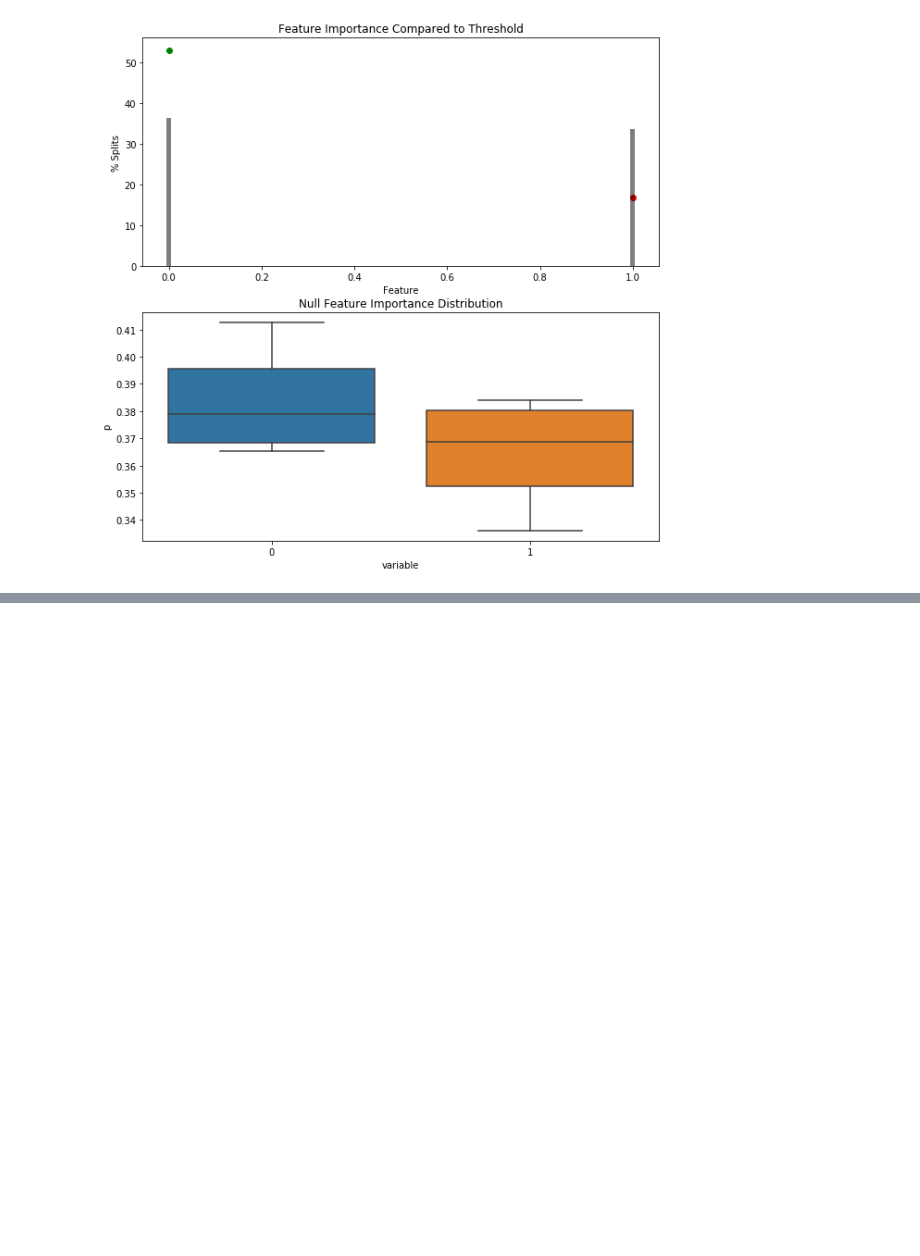
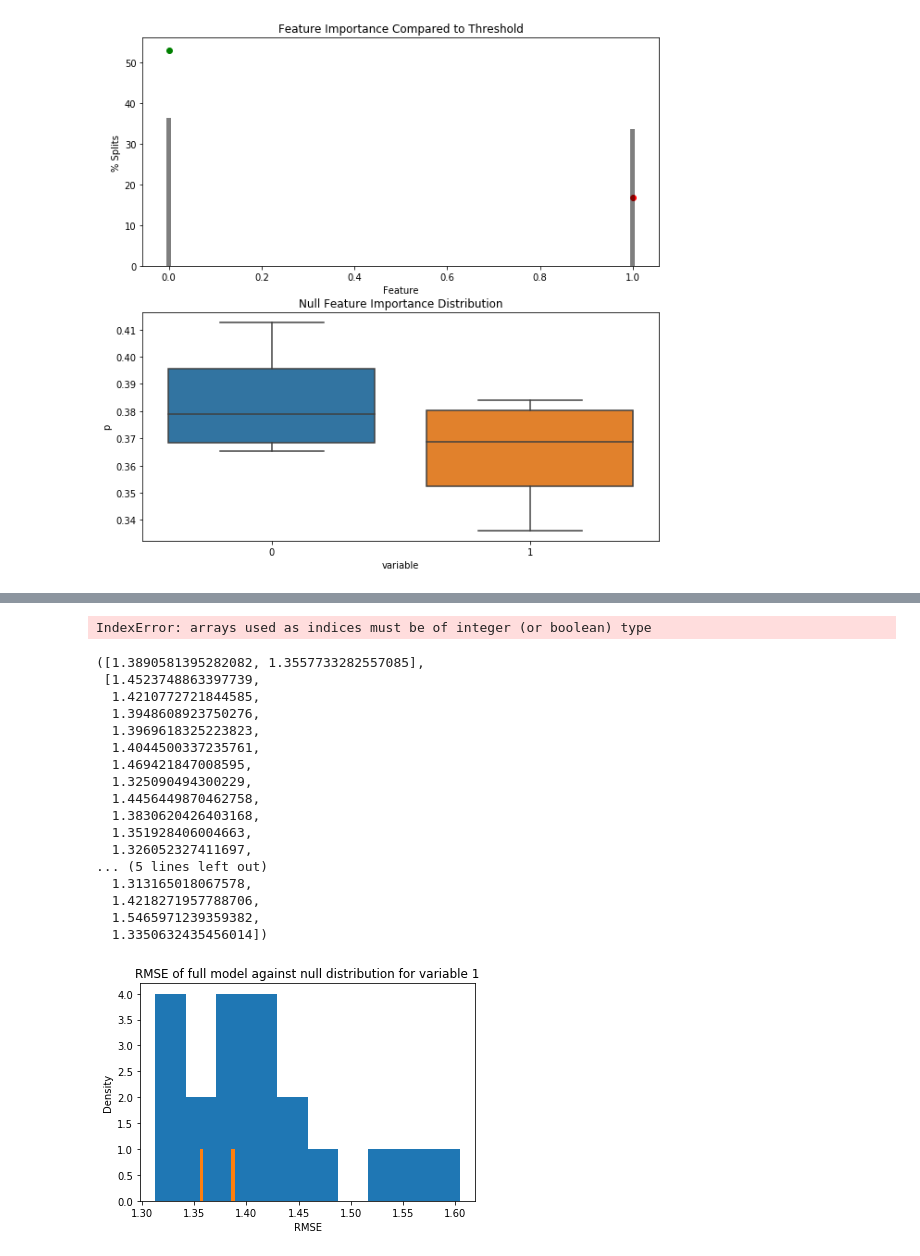
Before and after one commit to JakeColtman/bartpy, a Jupyter notebook: examples/Feature Selection.ipynb, the cells around one changed output, grey strips where cells are left out. Cells and saved outputs as stored; diff of their text form; code cells hidden in the pictures; blank space fills up the shorter version.

Commit message:
Add support for directly examining the importance of a single variable

```diff
--- a/examples/Feature Selection.ipynb
+++ b/examples/Feature Selection.ipynb
@@ -96,0 +218,25 @@ pipeline_model.named_steps["selectnulldistributionthreshold"].plot()
+# %%
+feature_importance(model, X, y, 0)
+# %% [output]
+IndexError: arrays used as indices must be of integer (or boolean) type
+# %%
+feature_importance(model, X, y, 1)
+# %% [output]
+([1.3890581395282082, 1.3557733282557085],
+ [1.4523748863397739,
+  1.4210772721844585,
+  1.3948608923750276,
+  1.3969618325223823,
+  1.4044500337235761,
+  1.469421847008595,
+  1.325090494300229,
+  1.4456449870462758,
+  1.3830620426403168,
+  1.351928406004663,
+  1.326052327411697,
+... (5 lines left out)
+  1.313165018067578,
+  1.4218271957788706,
+  1.5465971239359382,
+  1.3350632435456014])
+[figure, added]
```
Also changed, not shown: parts of 5 cells of this notebook, 2 other files.
